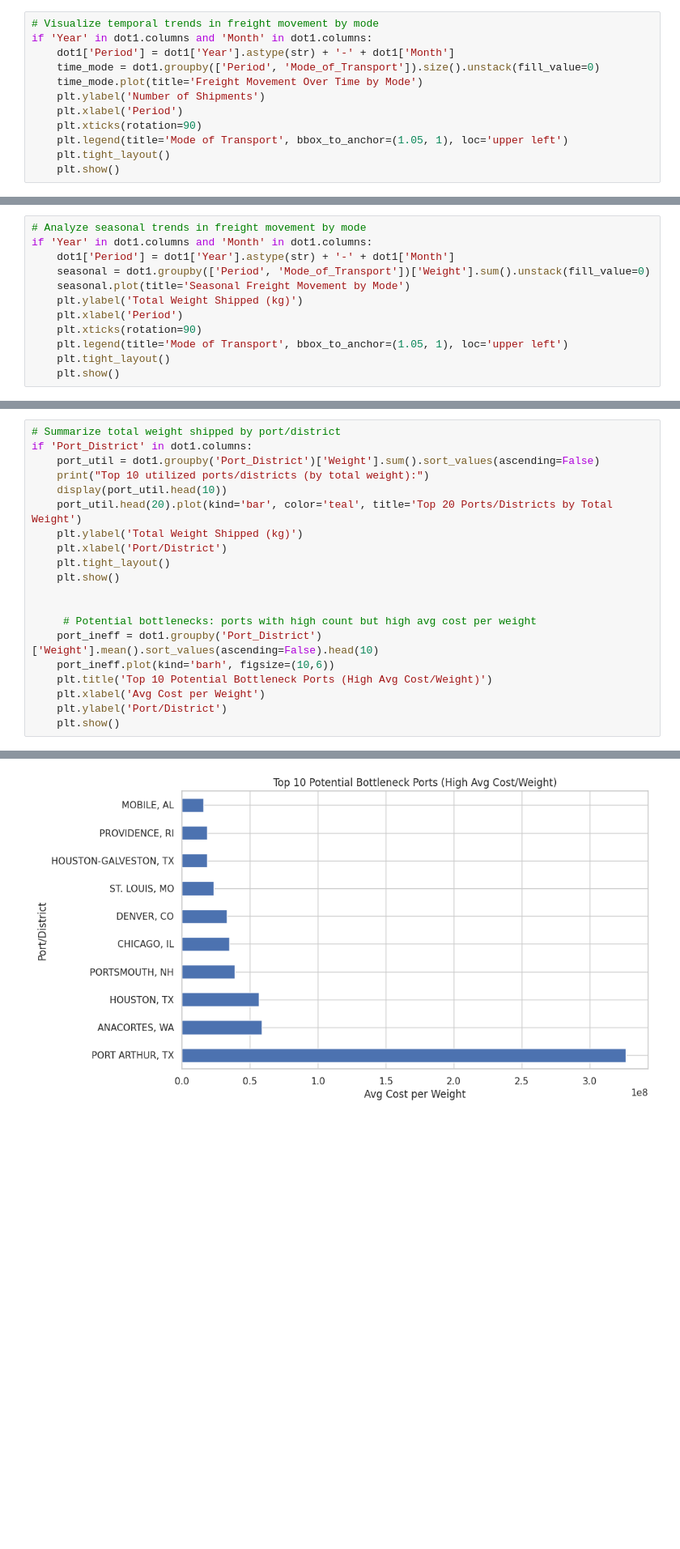
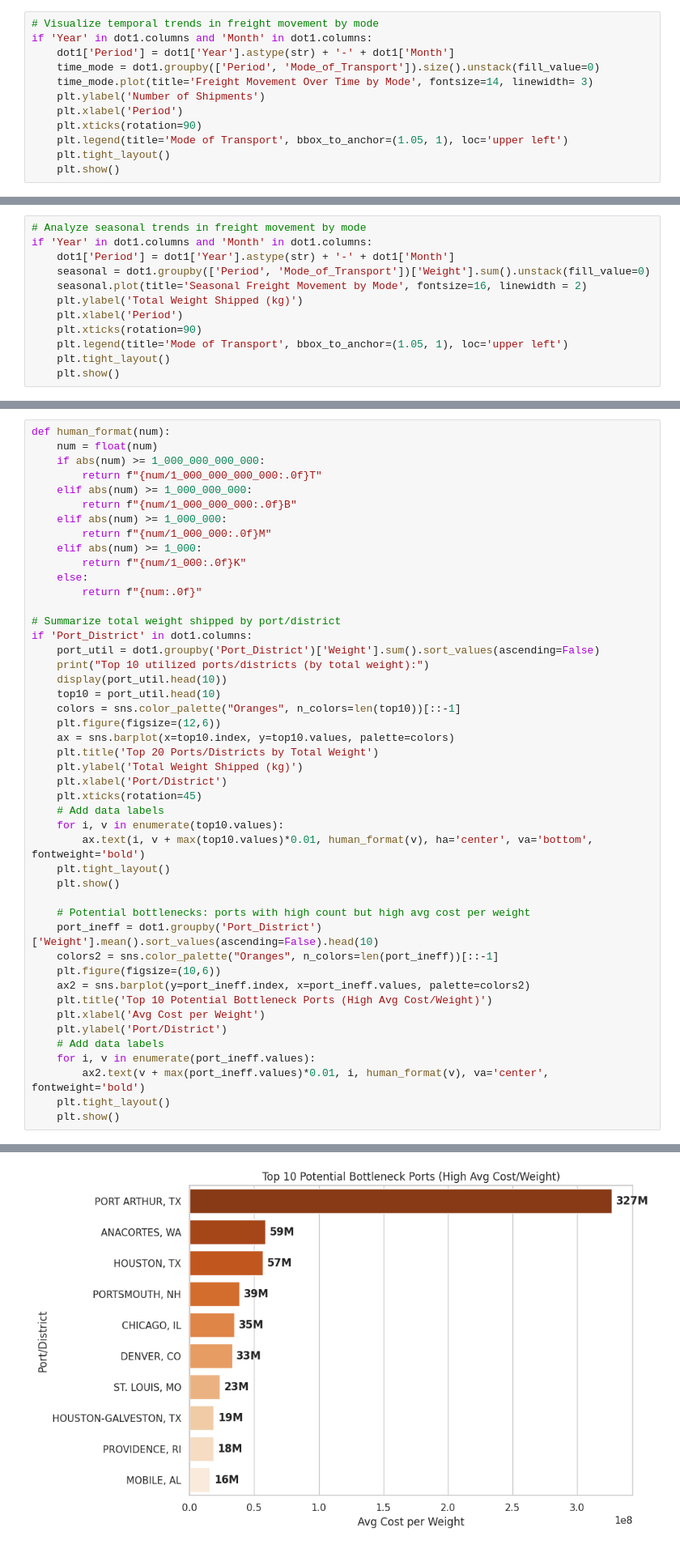
Before and after one commit to JohnEvansOkyere/Trans_BorderFreight_Data_Analysis, a Jupyter notebook: notebooks/eda_analysis_original.ipynb, the cells around one changed output, grey strips where cells are left out. Shown at 81% size. Drawn from its saved outputs; the diff is of its cells as text; blank space fills up the shorter version.

```diff
--- a/notebooks/eda_analysis_original.ipynb
+++ b/notebooks/eda_analysis_original.ipynb
@@ -284,7 +316,7 @@ The following time series plot shows how the use of different transportation mod
 if 'Year' in dot1.columns and 'Month' in dot1.columns:
     dot1['Period'] = dot1['Year'].astype(str) + '-' + dot1['Month']
     time_mode = dot1.groupby(['Period', 'Mode_of_Transport']).size().unstack(fill_value=0)
-    time_mode.plot(title='Freight Movement Over Time by Mode')
+    time_mode.plot(title='Freight Movement Over Time by Mode', fontsize=14, linewidth= 3)
     plt.ylabel('Number of Shipments')
     plt.xlabel('Period')
     plt.xticks(rotation=90)
@@ -425,7 +557,7 @@ Name: Weight, dtype: int64
 if 'Year' in dot1.columns and 'Month' in dot1.columns:
     dot1['Period'] = dot1['Year'].astype(str) + '-' + dot1['Month']
     seasonal = dot1.groupby(['Period', 'Mode_of_Transport'])['Weight'].sum().unstack(fill_value=0)
-    seasonal.plot(title='Seasonal Freight Movement by Mode')
+    seasonal.plot(title='Seasonal Freight Movement by Mode', fontsize=16, linewidth = 2)
     plt.ylabel('Total Weight Shipped (kg)')
     plt.xlabel('Period')
     plt.xticks(rotation=90)
@@ -478,24 +610,50 @@ Correlation between Weight and Trade Value:
 ## 7. Infrastructure Utilization
 **Which ports and districts show the highest utilization rates, and where are potential bottlenecks?**
 # %%
+def human_format(num):
+    num = float(num)
+    if abs(num) >= 1_000_000_000_000:
+        return f"{num/1_000_000_000_000:.0f}T"
+    elif abs(num) >= 1_000_000_000:
+        return f"{num/1_000_000_000:.0f}B"
+    elif abs(num) >= 1_000_000:
+        return f"{num/1_000_000:.0f}M"
+    elif abs(num) >= 1_000:
+        return f"{num/1_000:.0f}K"
+    else:
+        return f"{num:.0f}"
+
 # Summarize total weight shipped by port/district
 if 'Port_District' in dot1.columns:
     port_util = dot1.groupby('Port_District')['Weight'].sum().sort_values(ascending=False)
     print("Top 10 utilized ports/districts (by total weight):")
     display(port_util.head(10))
-    port_util.head(20).plot(kind='bar', color='teal', title='Top 20 Ports/Districts by Total Weight')
+    top10 = port_util.head(10)
+    colors = sns.color_palette("Oranges", n_colors=len(top10))[::-1]
+    plt.figure(figsize=(12,6))
+    ax = sns.barplot(x=top10.index, y=top10.values, palette=colors)
+    plt.title('Top 20 Ports/Districts by Total Weight')
     plt.ylabel('Total Weight Shipped (kg)')
     plt.xlabel('Port/District')
+    plt.xticks(rotation=45)
+    # Add data labels
+    for i, v in enumerate(top10.values):
+        ax.text(i, v + max(top10.values)*0.01, human_format(v), ha='center', va='bottom', fontweight='bold')
     plt.tight_layout()
     plt.show()
 
-
-     # Potential bottlenecks: ports with high count but high avg cost per weight
+    # Potential bottlenecks: ports with high count but high avg cost per weight
     port_ineff = dot1.groupby('Port_District')['Weight'].mean().sort_values(ascending=False).head(10)
-    port_ineff.plot(kind='barh', figsize=(10,6))
+    colors2 = sns.color_palette("Oranges", n_colors=len(port_ineff))[::-1]
+    plt.figure(figsize=(10,6))
+    ax2 = sns.barplot(y=port_ineff.index, x=port_ineff.values, palette=colors2)
     plt.title('Top 10 Potential Bottleneck Ports (High Avg Cost/Weight)')
     plt.xlabel('Avg Cost per Weight')
     plt.ylabel('Port/District')
+    # Add data labels
+    for i, v in enumerate(port_ineff.values):
+        ax2.text(v + max(port_ineff.values)*0.01, i, human_format(v), va='center', fontweight='bold')
+    plt.tight_layout()
     plt.show()
 # %% [output]
 Top 10 utilized ports/districts (by total weight):
@@ -515,4 +679,4 @@ Name: Weight, dtype: int64
-[figure, old version]
+[figure, new version]
 # %% [markdown]
 ## 8. Containerization Efficiency
 **What is the relationship between containerization and freight efficiency across different modes and routes?**
```
Also changed, not shown: parts of 18 cells of this notebook, 3 other files.
